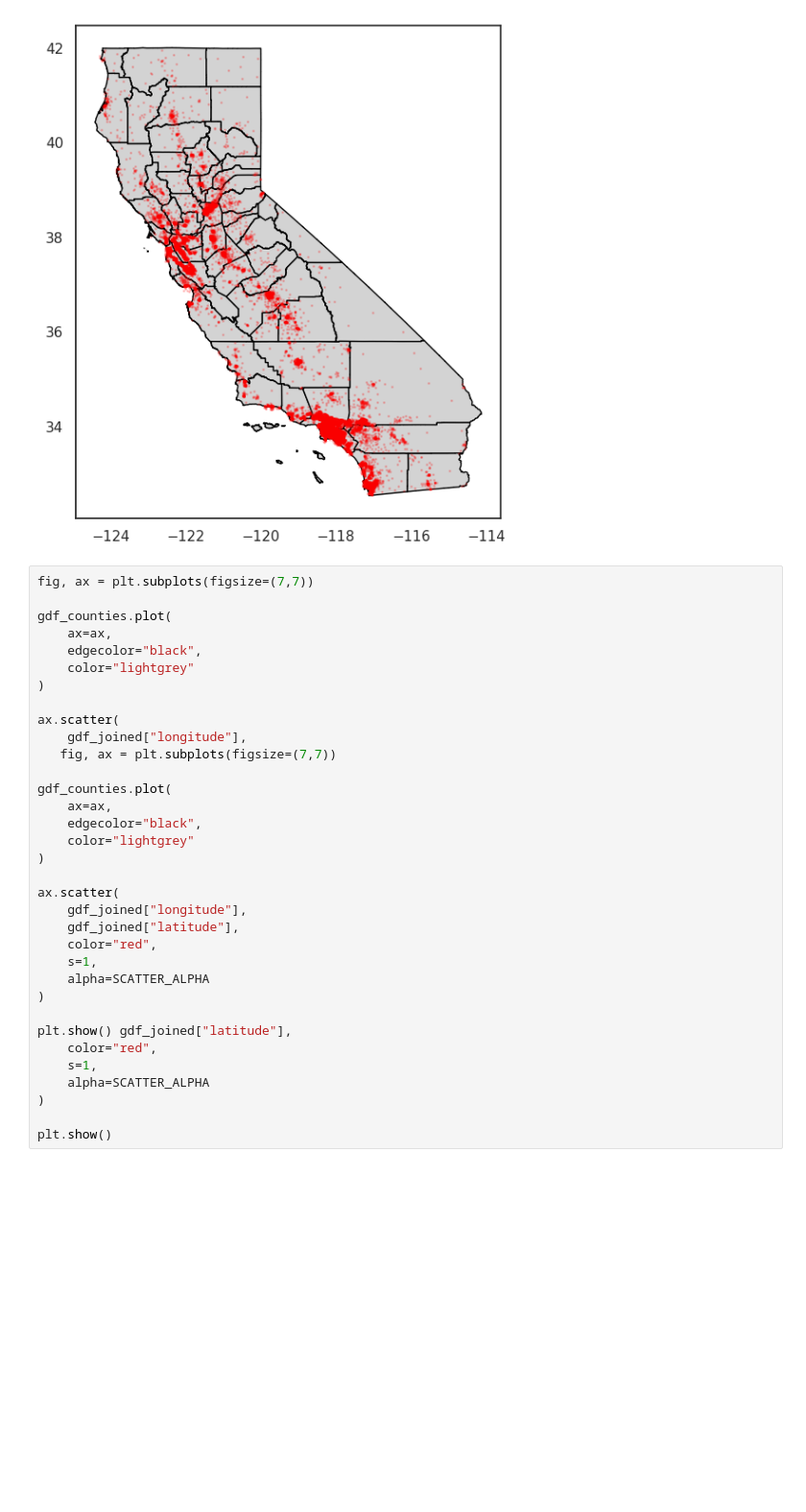
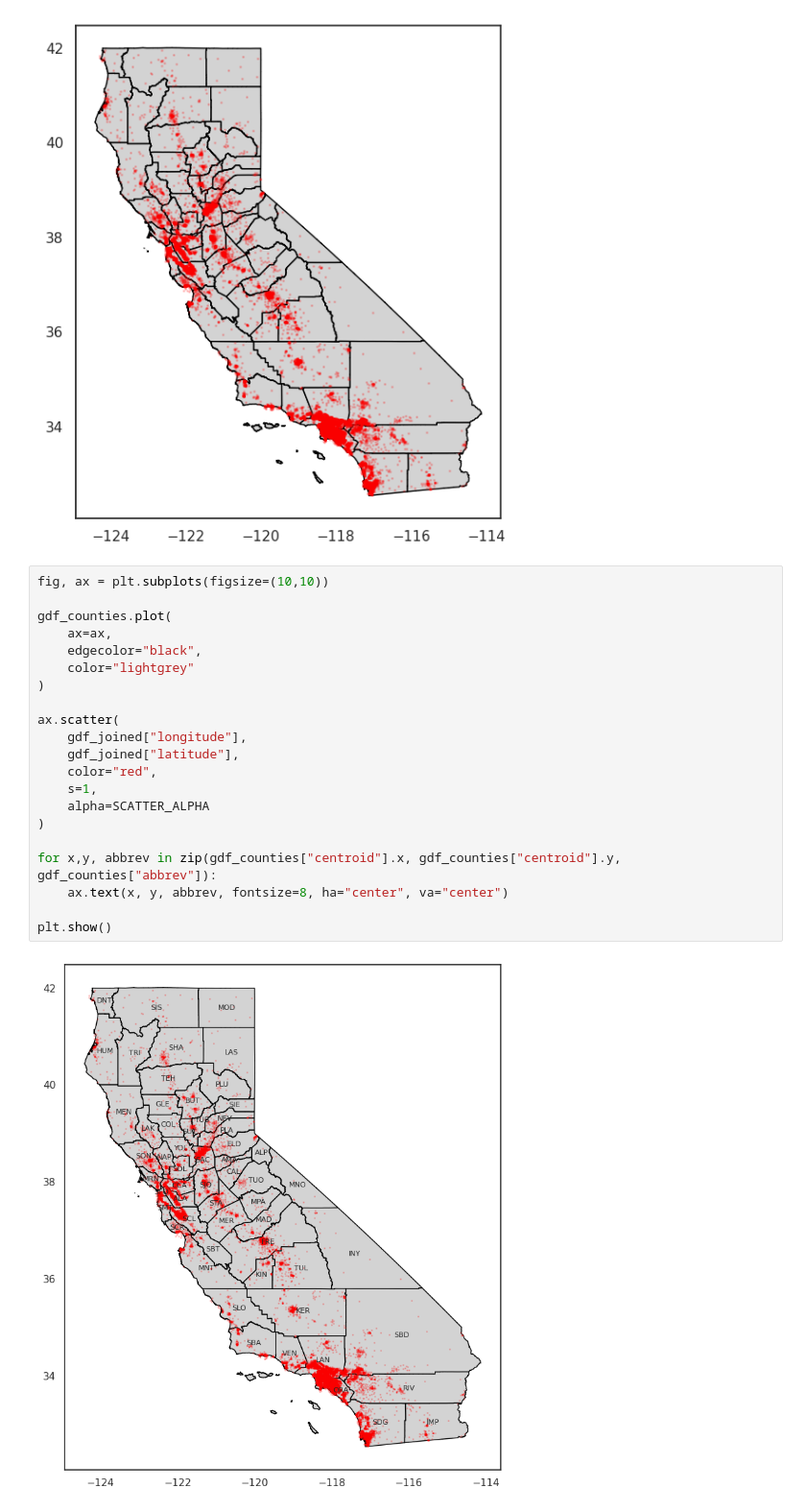
Before and after one commit to HilarioMarques/Regressao_preco_casas_California_Kaggle, a Jupyter notebook: notebooks/GeoPandas .ipynb, the cells around one changed output. Shown at 96% size. Drawn from its saved outputs; the diff is of its cells as text; blank space fills up the shorter version.

```diff
--- a/notebooks/GeoPandas .ipynb
+++ b/notebooks/GeoPandas .ipynb
@@ -518,36 +518,25 @@ plt.show()
 # %% [output]
 [figure]
 # %%
-fig, ax = plt.subplots(figsize=(7,7))
-
-gdf_counties.plot(
-    ax=ax,
-    edgecolor="black",
-    color="lightgrey"
-)
-
-ax.scatter(
-    gdf_joined["longitude"],
-   fig, ax = plt.subplots(figsize=(7,7))
+fig, ax = plt.subplots(figsize=(10,10))
 
 gdf_counties.plot(
     ax=ax,
     edgecolor="black",
     color="lightgrey"
 )
 
 ax.scatter(
     gdf_joined["longitude"],
     gdf_joined["latitude"],
     color="red",
     s=1,
     alpha=SCATTER_ALPHA
 )
 
-plt.show() gdf_joined["latitude"],
-    color="red",
-    s=1,
-    alpha=SCATTER_ALPHA
-)
+for x,y, abbrev in zip(gdf_counties["centroid"].x, gdf_counties["centroid"].y, gdf_counties["abbrev"]):
+    ax.text(x, y, abbrev, fontsize=8, ha="center", va="center")
 
 plt.show()
+# %% [output]
+[figure, added]
```
